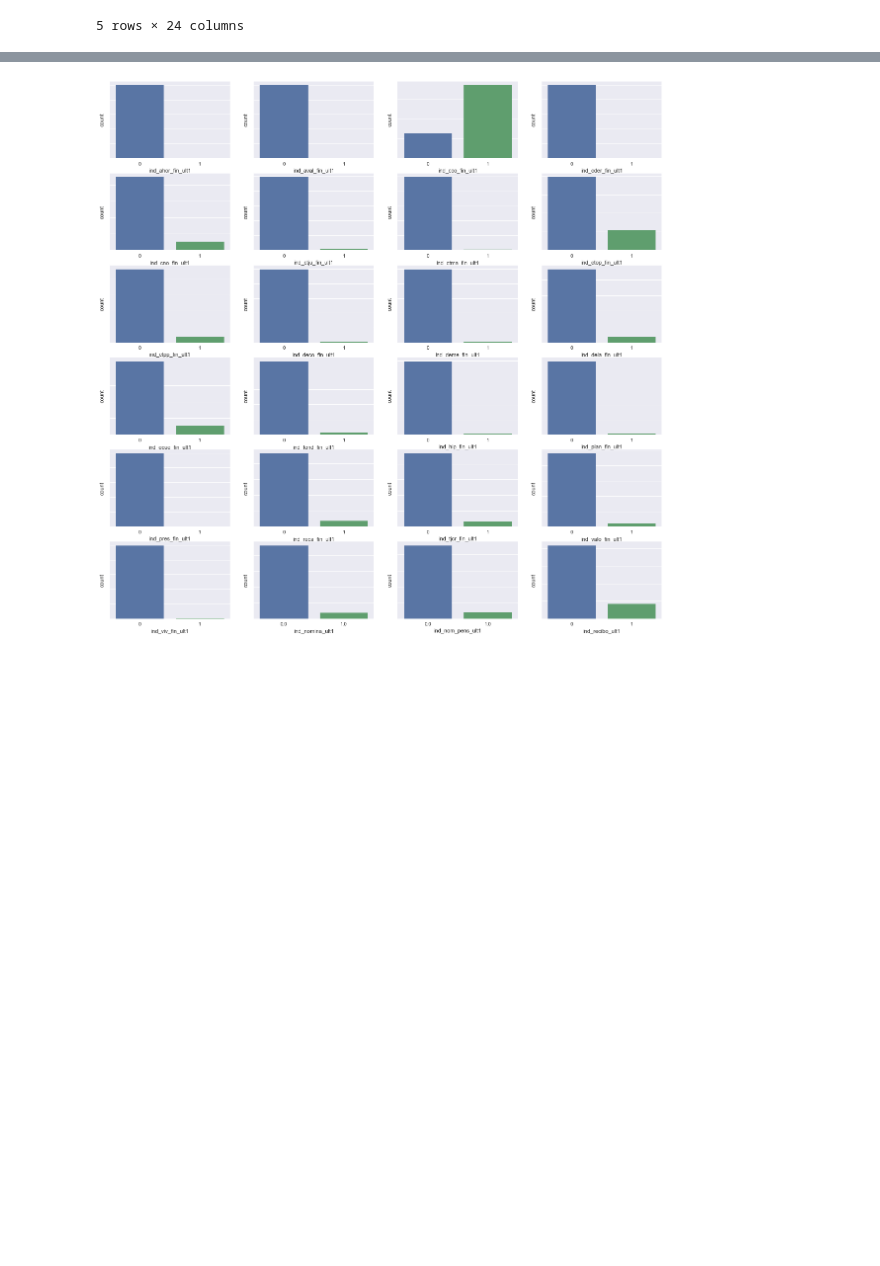
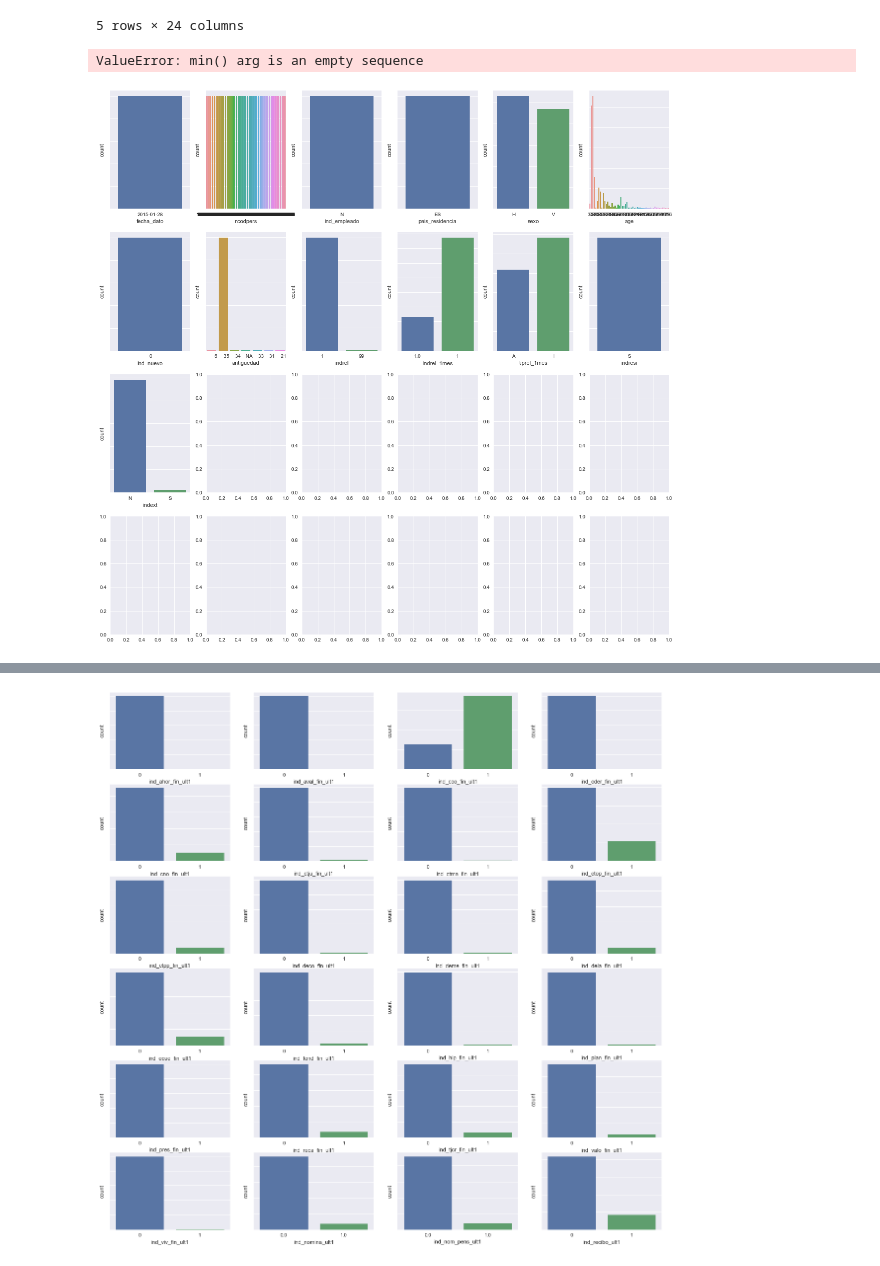
Before and after one commit to byaracho/Kaggle_Project, a Jupyter notebook: Santander_Product_Recommendation/EDA_ver.1_byaracho.ipynb, the cells around one changed output, grey strips where cells are left out. Saved outputs shown, nothing was run; the diff lists cells and outputs as text; code cells hidden in the pictures; blank space fills up the shorter version.

```diff
--- a/Santander_Product_Recommendation/EDA_ver.1_byaracho.ipynb
+++ b/Santander_Product_Recommendation/EDA_ver.1_byaracho.ipynb
@@ -54,7 +54,7 @@ train.describe()
 | max | 1.553689e+06 | 1.000000e+00 | 9.900000e+01 | 1.0 | 5.200000e+01 | 1.000000e+00 | 2.889440e+07 | 1.000000e+00 | ... |
 8 rows × 31 columns
 # %%
-limit_rows = 1000000
+limit_rows = 1000
 train = pd.read_csv("train.csv", dtype={"sexo":str,
                                         "ind_nuevo":str,
                                         "ult_fec_cli_1t":str,
@@ -252,13 +252,16 @@ numerical_features = ['renta']
 
 date_features = ['fecha_alta', 'ult_fec_cli_1t']
 # %%
-fig, ax = plt.subplots(5,5, figsize = (20,20))
+fig, ax = plt.subplots(4,6, figsize = (20,20))
 
 for idx, n in enumerate(categorical_features):
 
-    sns.countplot(x=n, data=train, ax = ax[idx//5, idx%5])
-    ax[idx//5, idx%5].set(yticklabels=[])
+    sns.countplot(x=n, data=train, ax = ax[idx//6, idx%6])
+    ax[idx//6, idx%6].set(yticklabels=[])
 
     continue
+# %% [output]
+ValueError: min() arg is an empty sequence
+[figure, added]
 # %%
 #유지 개월수
```
Also changed, not shown: parts of 2 cells of this notebook.
